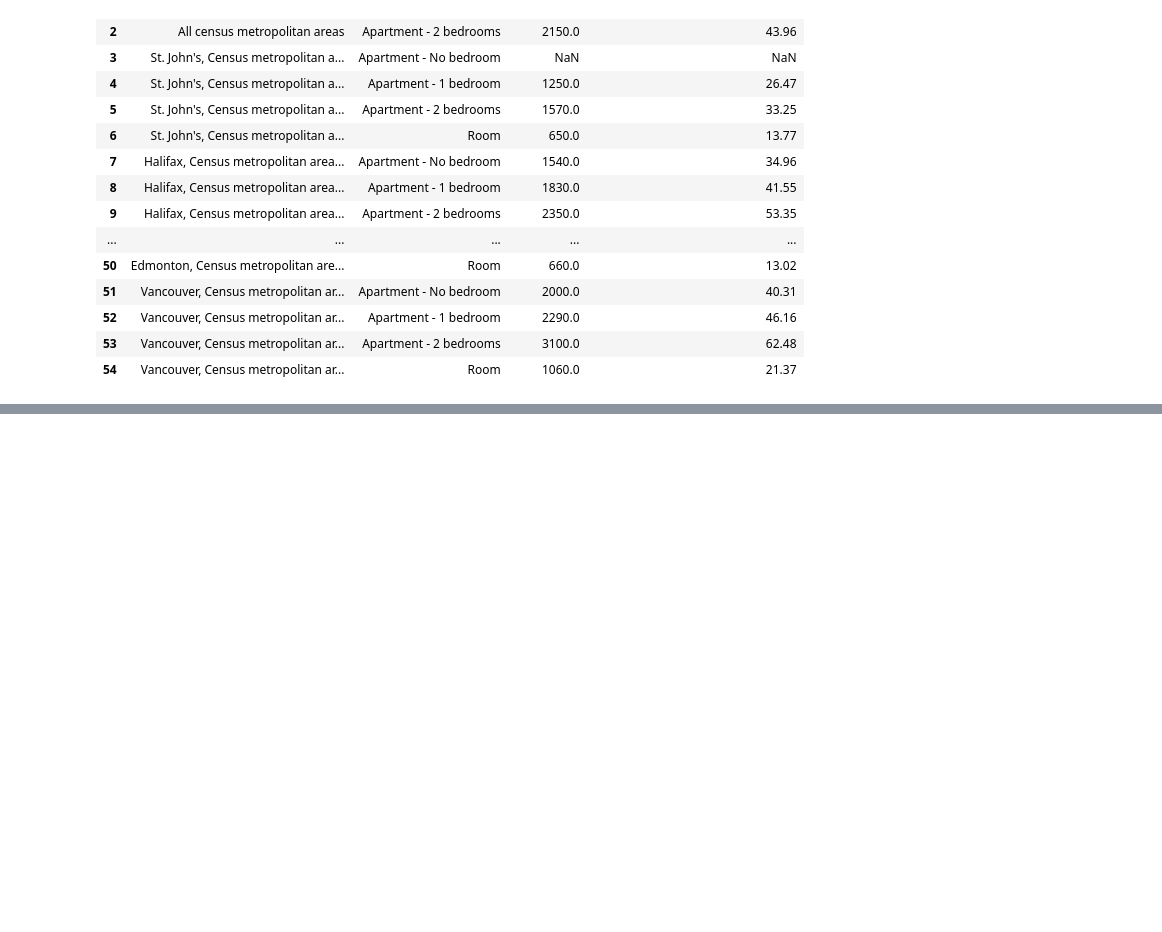
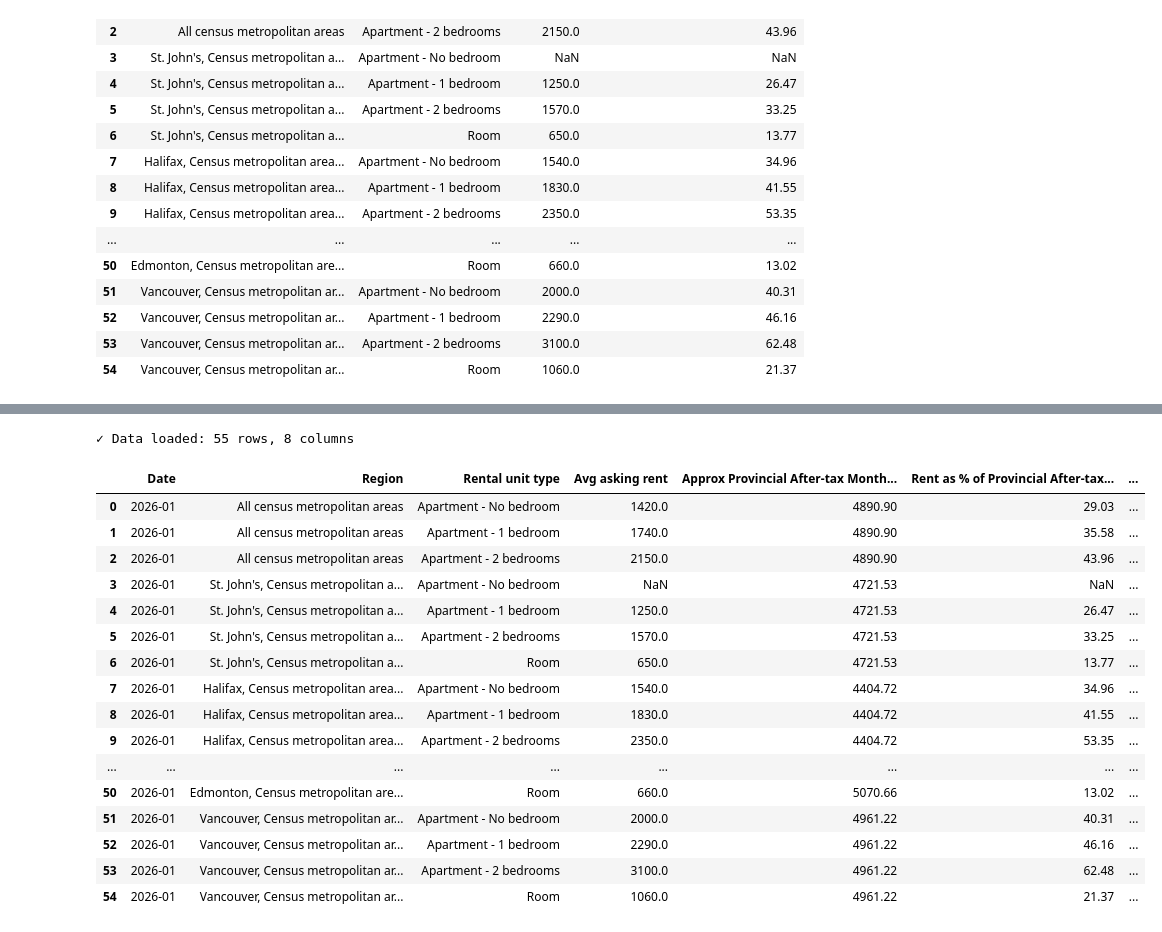
Before and after one commit to tonHS/Canadian_Real_Estate_Stats, a Jupyter notebook: Earnings_Rent_Canadian_Housing_Stats.ipynb, the cells around one changed output, grey strips where cells are left out. Saved outputs shown, nothing was run; the diff lists cells and outputs as text; code cells hidden in the pictures; blank space fills up the shorter version.

```diff
--- a/Earnings_Rent_Canadian_Housing_Stats.ipynb
+++ b/Earnings_Rent_Canadian_Housing_Stats.ipynb
@@ -388,0 +510,41 @@ earnings_rent_viz_mini.head(70)
+# %%
+# ============================================================================
+# Merge Data: % EI that is rent
+# ============================================================================
+
+df_rents_filtered['Monthly Max EI'] = (729*4)
+df_rents_filtered = df_rents_filtered.rename(columns={'VALUE': 'Avg asking rent', 'REF_DATE': 'Date','GEO_rent': 'Region'})
+df_rents_filtered['% EI of Rent'] = ((df_rents_filtered['Avg asking rent'] / df_rents_filtered['Monthly Max EI']) * 100).round(2)
+
+
+df_rents_mini = df_rents_filtered[[
+    'Date',
+    'Region',
+    'Rental unit type',
+    'Avg asking rent',
+    'Approx Provincial After-tax Monthly Earnings',
+    'Rent as % of Provincial After-tax Monthly Earnings',
+    'Monthly Max EI',
+    '% EI of Rent'
+]].copy()
+
+display(df_rents_mini)
+# %% [output]
+✓ Data loaded: 55 rows, 8 columns
+|  | Date | Region | Rental unit type | Avg asking rent | Approx Provincial After-tax Month... | Rent as % of Provincial After-tax... | ... |
+| 0 | 2026-01 | All census metropolitan areas | Apartment - No bedroom | 1420.0 | 4890.90 | 29.03 | ... |
+| 1 | 2026-01 | All census metropolitan areas | Apartment - 1 bedroom | 1740.0 | 4890.90 | 35.58 | ... |
+| 2 | 2026-01 | All census metropolitan areas | Apartment - 2 bedrooms | 2150.0 | 4890.90 | 43.96 | ... |
+| 3 | 2026-01 | St. John's, Census metropolitan a... | Apartment - No bedroom | NaN | 4721.53 | NaN | ... |
+| 4 | 2026-01 | St. John's, Census metropolitan a... | Apartment - 1 bedroom | 1250.0 | 4721.53 | 26.47 | ... |
+| 5 | 2026-01 | St. John's, Census metropolitan a... | Apartment - 2 bedrooms | 1570.0 | 4721.53 | 33.25 | ... |
+| 6 | 2026-01 | St. John's, Census metropolitan a... | Room | 650.0 | 4721.53 | 13.77 | ... |
+| 7 | 2026-01 | Halifax, Census metropolitan area... | Apartment - No bedroom | 1540.0 | 4404.72 | 34.96 | ... |
+| 8 | 2026-01 | Halifax, Census metropolitan area... | Apartment - 1 bedroom | 1830.0 | 4404.72 | 41.55 | ... |
+| 9 | 2026-01 | Halifax, Census metropolitan area... | Apartment - 2 bedrooms | 2350.0 | 4404.72 | 53.35 | ... |
+| ... | ... | ... | ... | ... | ... | ... | ... |
+| 50 | 2026-01 | Edmonton, Census metropolitan are... | Room | 660.0 | 5070.66 | 13.02 | ... |
+| 51 | 2026-01 | Vancouver, Census metropolitan ar... | Apartment - No bedroom | 2000.0 | 4961.22 | 40.31 | ... |
+| 52 | 2026-01 | Vancouver, Census metropolitan ar... | Apartment - 1 bedroom | 2290.0 | 4961.22 | 46.16 | ... |
+| 53 | 2026-01 | Vancouver, Census metropolitan ar... | Apartment - 2 bedrooms | 3100.0 | 4961.22 | 62.48 | ... |
+| 54 | 2026-01 | Vancouver, Census metropolitan ar... | Room | 1060.0 | 4961.22 | 21.37 | ... |
```
Also changed, not shown: parts of 2 cells of this notebook.
